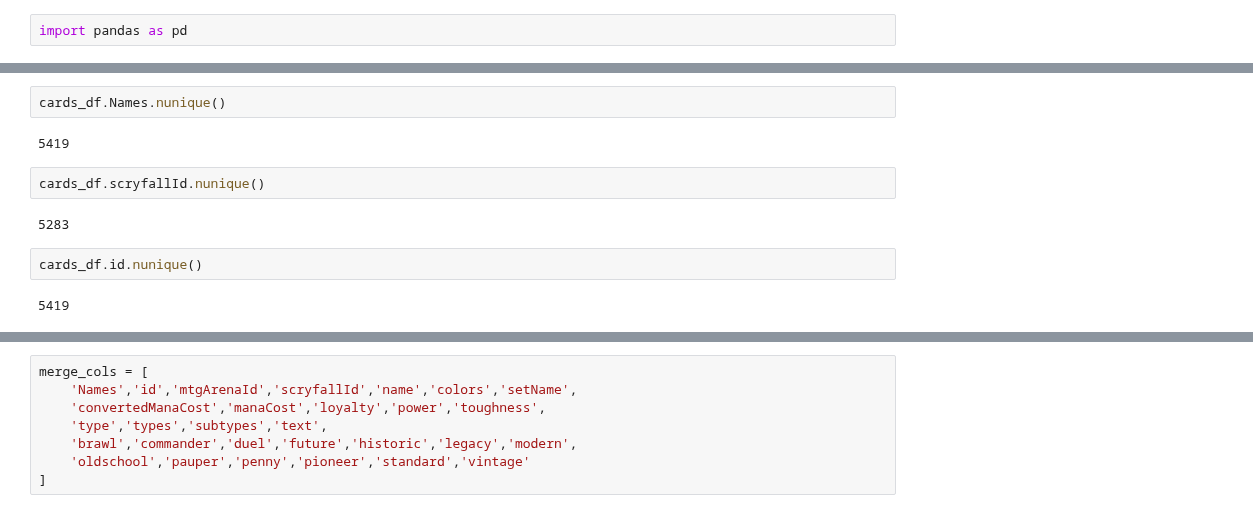
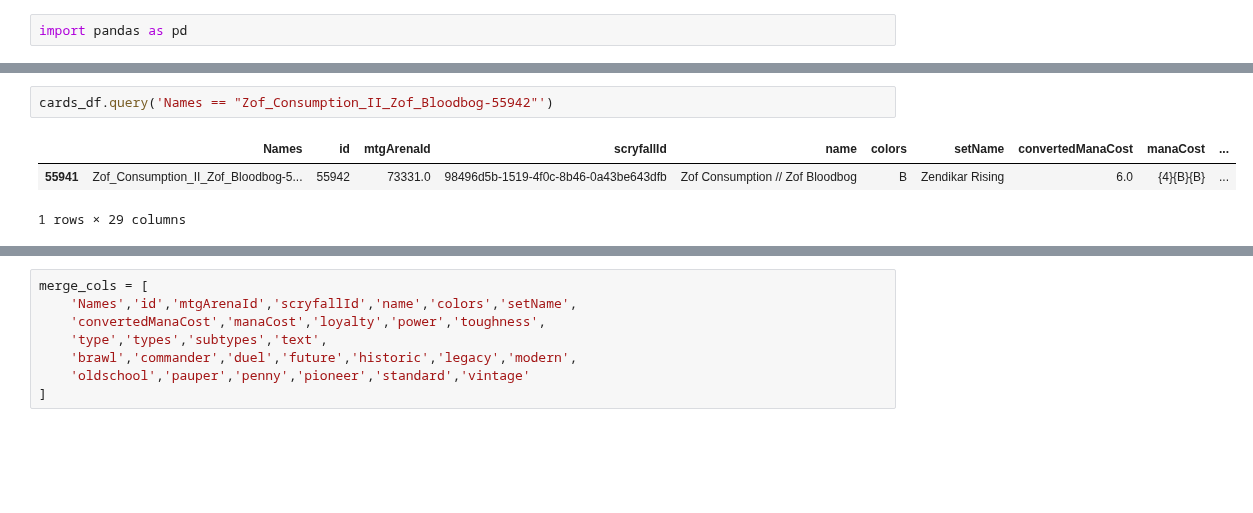
Before and after one commit to ledgerW/magicml, a Jupyter notebook: notebooks/mtgjson_sm_proc.ipynb, the cells around one changed output, grey strips where cells are left out. Saved outputs shown, nothing was run; the diff lists cells and outputs as text; blank space fills up the shorter version.

```diff
--- a/notebooks/mtgjson_sm_proc.ipynb
+++ b/notebooks/mtgjson_sm_proc.ipynb
@@ -494,14 +522,8 @@ pred_df.columns.nunique()
 # %% [output]
 5420
 # %%
-cards_df.Names.nunique()
+cards_df.query('Names == "Zof_Consumption_II_Zof_Bloodbog-55942"')
 # %% [output]
+|  | Names | id | mtgArenaId | scryfallId | name | colors | setName | convertedManaCost | manaCost | ... |
+| 55941 | Zof_Consumption_II_Zof_Bloodbog-5... | 55942 | 73331.0 | 98496d5b-1519-4f0c-8b46-0a43be643dfb | Zof Consumption // Zof Bloodbog | B | Zendikar Rising | 6.0 | {4}{B}{B} | ... |
-5419
+1 rows × 29 columns
-# %%
-cards_df.scryfallId.nunique()
-# %% [output]
-5283
-# %%
-cards_df.id.nunique()
-# %% [output]
-5419
```
Also changed, not shown: parts of 11 cells of this notebook, 1 other file.
